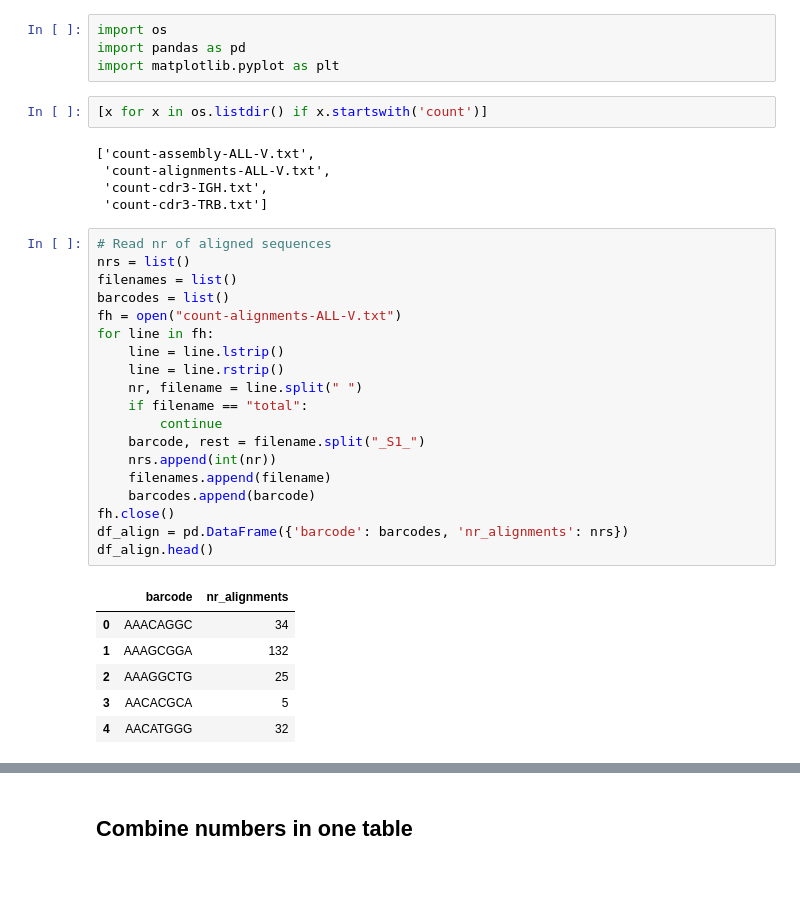
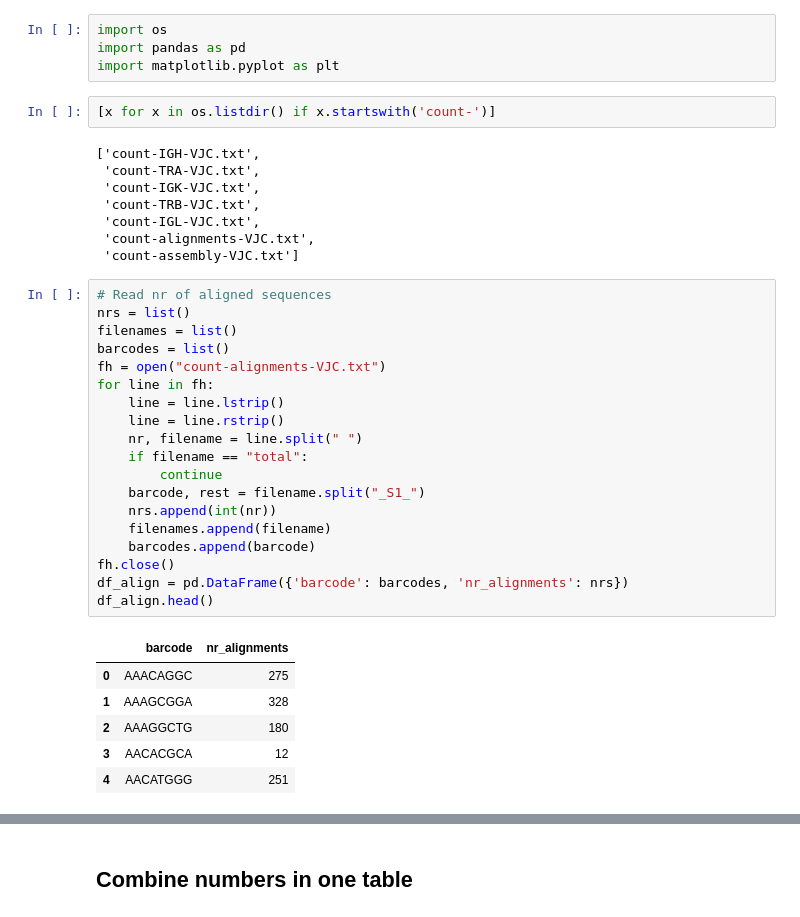
Before and after one commit to EDS-Bioinformatics-Laboratory/reseda, a Jupyter notebook: ReportVASAseq.ipynb, the cells around one changed output, grey strips where cells are left out. Drawn from its saved outputs; the diff is of its cells as text; blank space fills up the shorter version.

```diff
--- a/ReportVASAseq.ipynb
+++ b/ReportVASAseq.ipynb
@@ -3,38 +3,41 @@ import os
 import pandas as pd
 import matplotlib.pyplot as plt
 # %%
-[x for x in os.listdir() if x.startswith('count')]
+[x for x in os.listdir() if x.startswith('count-')]
 # %% [output]
-['count-assembly-ALL-V.txt',
- 'count-alignments-ALL-V.txt',
- 'count-cdr3-IGH.txt',
- 'count-cdr3-TRB.txt']
+['count-IGH-VJC.txt',
+ 'count-TRA-VJC.txt',
+ 'count-IGK-VJC.txt',
+ 'count-TRB-VJC.txt',
+ 'count-IGL-VJC.txt',
+ 'count-alignments-VJC.txt',
+ 'count-assembly-VJC.txt']
 # %%
 # Read nr of aligned sequences
 nrs = list()
 filenames = list()
 barcodes = list()
-fh = open("count-alignments-ALL-V.txt")
+fh = open("count-alignments-VJC.txt")
 for line in fh:
     line = line.lstrip()
     line = line.rstrip()
     nr, filename = line.split(" ")
     if filename == "total":
         continue
     barcode, rest = filename.split("_S1_")
     nrs.append(int(nr))
     filenames.append(filename)
     barcodes.append(barcode)
 fh.close()
 df_align = pd.DataFrame({'barcode': barcodes, 'nr_alignments': nrs})
 df_align.head()
 # %% [output]
 |  | barcode | nr_alignments |
-| 0 | AAACAGGC | 34 |
-| 1 | AAAGCGGA | 132 |
-| 2 | AAAGGCTG | 25 |
-| 3 | AACACGCA | 5 |
-| 4 | AACATGGG | 32 |
+| 0 | AAACAGGC | 275 |
+| 1 | AAAGCGGA | 328 |
+| 2 | AAAGGCTG | 180 |
+| 3 | AACACGCA | 12 |
+| 4 | AACATGGG | 251 |
 # %%
 # Read nr of assembled sequences
 nrs = list()
```
Also changed, not shown: parts of 10 cells of this notebook.
